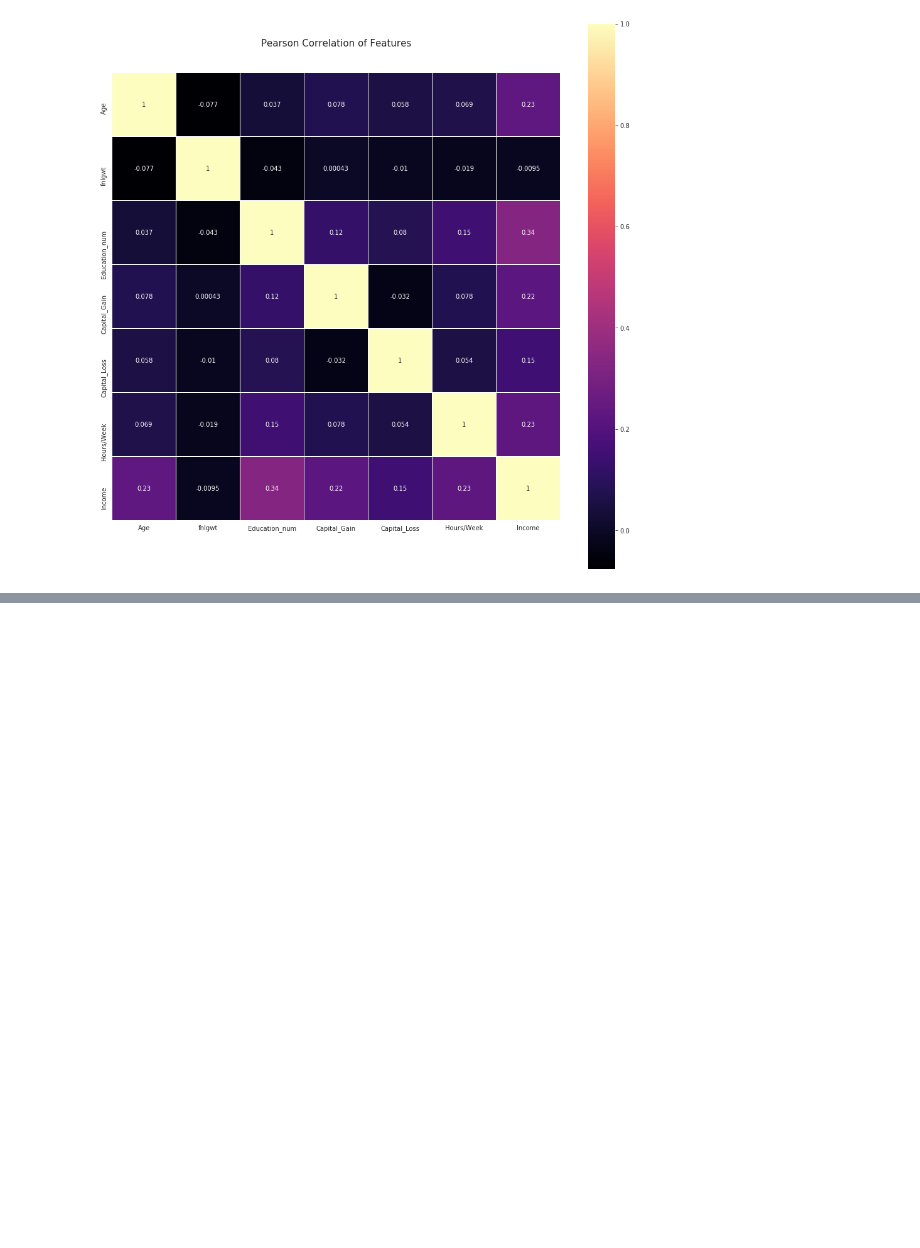
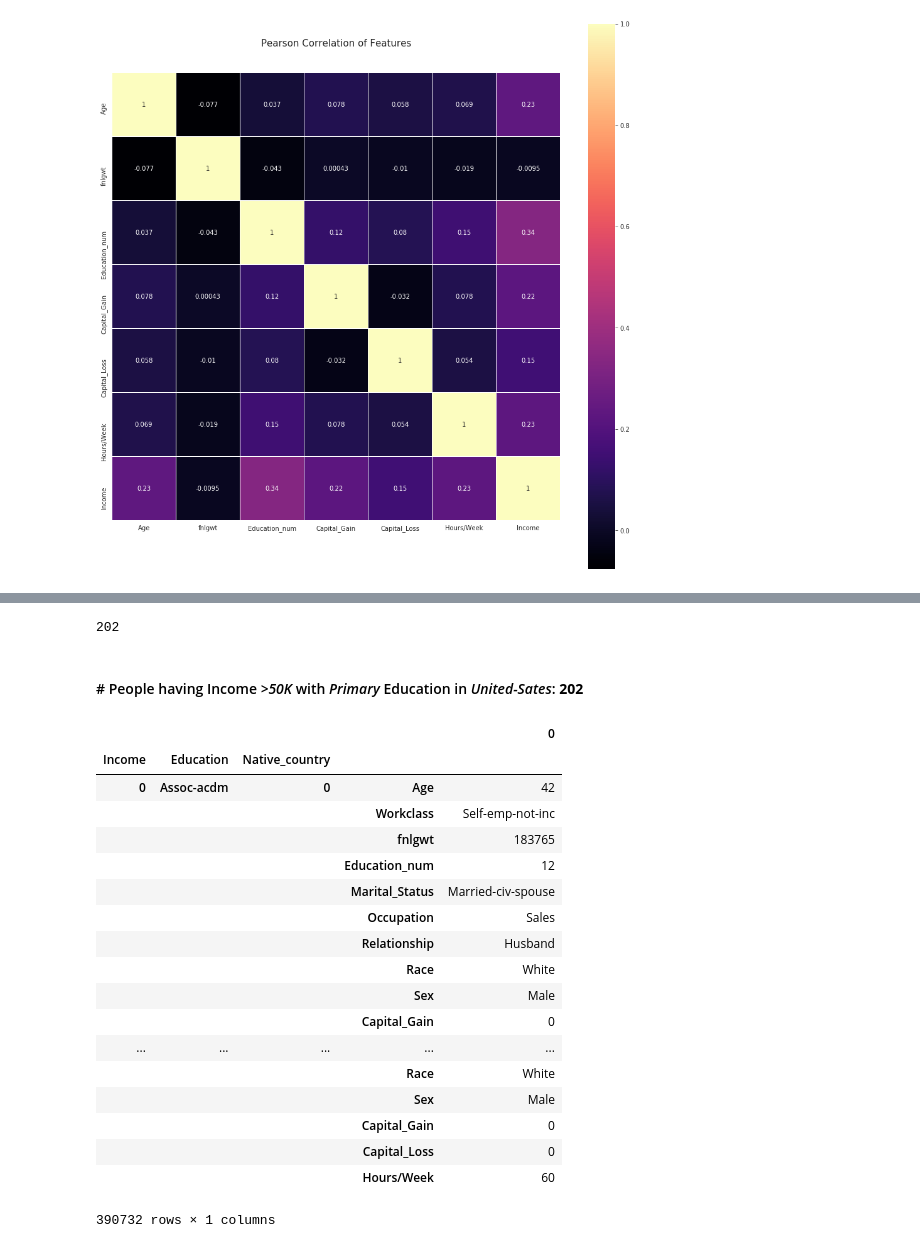
Before and after one commit to tejakummarikuntla/imaginea_assign, a Jupyter notebook: 02_EDA/EDA_Salary_Prediction[US_Census].ipynb, the cells around one changed output, grey strips where cells are left out. Saved outputs shown, nothing was run; the diff lists cells and outputs as text; code cells hidden in the pictures; blank space fills up the shorter version.

```diff
--- a/02_EDA/EDA_Salary_Prediction[US_Census].ipynb
+++ b/02_EDA/EDA_Salary_Prediction[US_Census].ipynb
@@ -497,0 +582,28 @@ sns.heatmap(train_df.corr(),linewidths=0.1,vmax=1.0, square=True, cmap=colormap,
+# %%
+train_mult_index.loc[(1, " Primary", " United-States"),].count()[0]
+# %% [output]
+202
+# %% [markdown]
+#### # People having Income *>50K* with *Primary* Education in *United-Sates*: **202**
+# %%
+train_mult_index.stack().to_frame()
+# %% [output]
+|  |  |  |  | 0 |
+| Income | Education | Native_country |  |  |
+| 0 | Assoc-acdm | 0 | Age | 42 |
+|  |  |  | Workclass | Self-emp-not-inc |
+|  |  |  | fnlgwt | 183765 |
+|  |  |  | Education_num | 12 |
+|  |  |  | Marital_Status | Married-civ-spouse |
+|  |  |  | Occupation | Sales |
+|  |  |  | Relationship | Husband |
+|  |  |  | Race | White |
+|  |  |  | Sex | Male |
+|  |  |  | Capital_Gain | 0 |
+| ... | ... | ... | ... | ... |
+|  |  |  | Race | White |
+|  |  |  | Sex | Male |
+|  |  |  | Capital_Gain | 0 |
+|  |  |  | Capital_Loss | 0 |
+|  |  |  | Hours/Week | 60 |
+390732 rows × 1 columns
```
Also changed, not shown: parts of 18 cells of this notebook.
